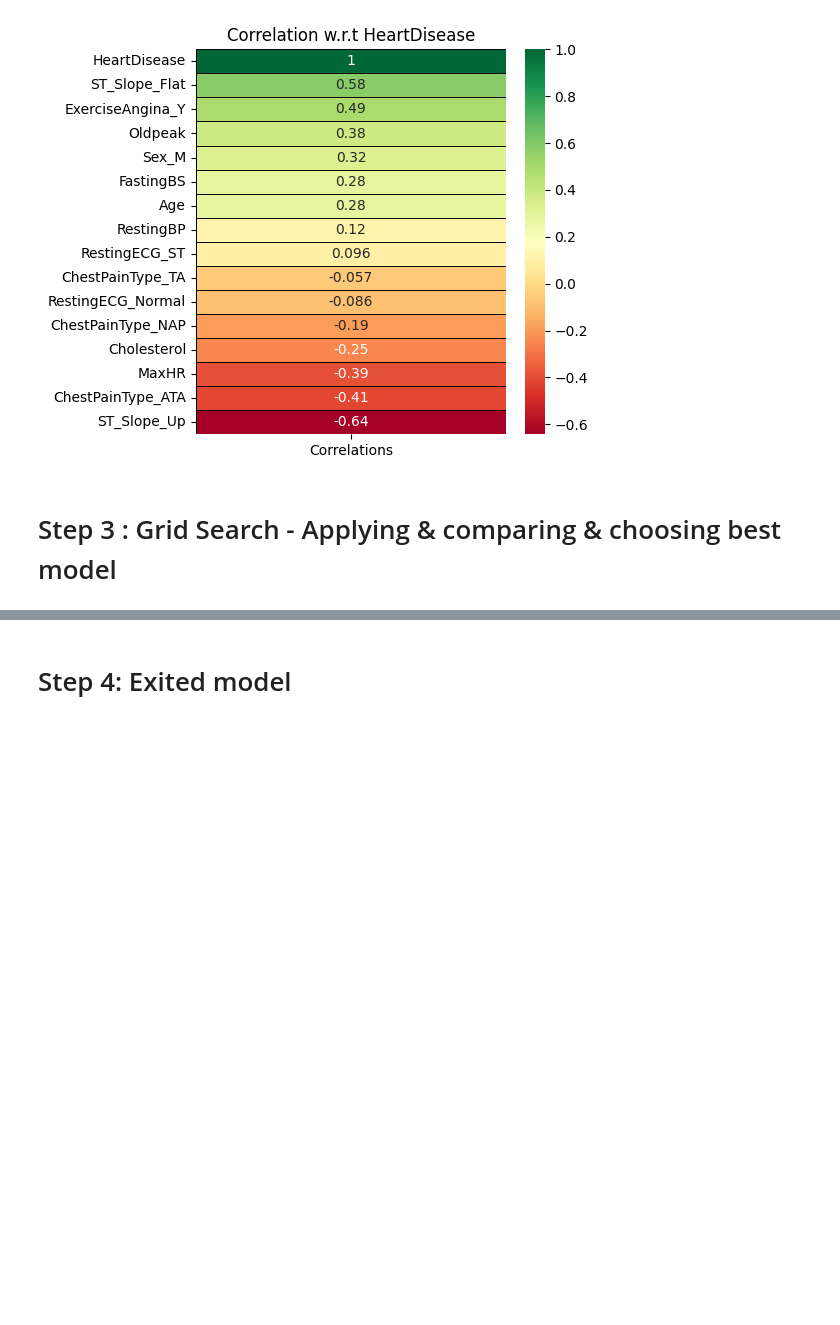
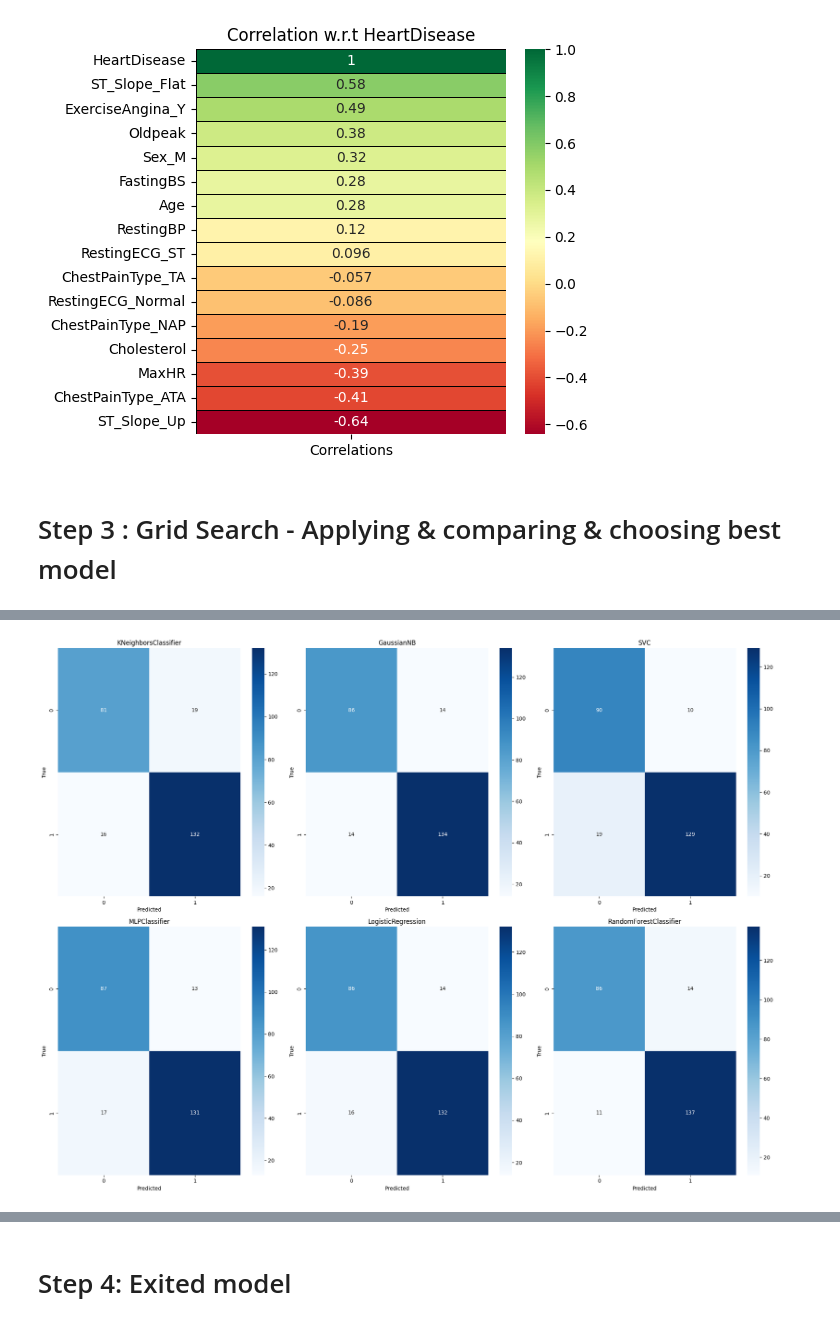
Before and after one commit to phamvutuyetanh/AI_Project, a Jupyter notebook: AI_Project.ipynb, the cells around one changed output, grey strips where cells are left out. Saved outputs shown, nothing was run; the diff lists cells and outputs as text; code cells hidden in the pictures; blank space fills up the shorter version.

```diff
--- a/AI_Project.ipynb
+++ b/AI_Project.ipynb
@@ -357,6 +345,0 @@ rf = RandomForestClassifier(criterion='entropy', max_depth=5, min_samples_leaf=1
-# %%
-models = [knn, gnb, svc, mlp, lr, rf]
-results = []
-for i in range(len(models)):
-    print(f'--- Model {i+1} ---')
-    results.append(classificate(models[i]))
@@ -376,2 +357,19 @@ for i in range(len(models)):
+# %%
+results = []
+for model in range(len(best_models)):
+    results.append(classificate(best_models[model]))
+
+fig, axs = plt.subplots(2, 3, figsize=(20,15))
+axs = axs.ravel()
+for i, result in enumerate(results):
+    sns.heatmap(result['Confusion Matrix'], annot=True, cmap='Blues', fmt='g', ax=axs[i])
+    axs[i].set_title(result['Model_type'])
+    axs[i].set_xlabel('Predicted')
+    axs[i].set_ylabel('True')
+
+plt.tight_layout()
+plt.show();
+# %% [output]
+[figure, added]
 # %%
 results_df = pd.DataFrame(results)
```
Also changed, not shown: parts of 16 cells of this notebook, 6 other files.
